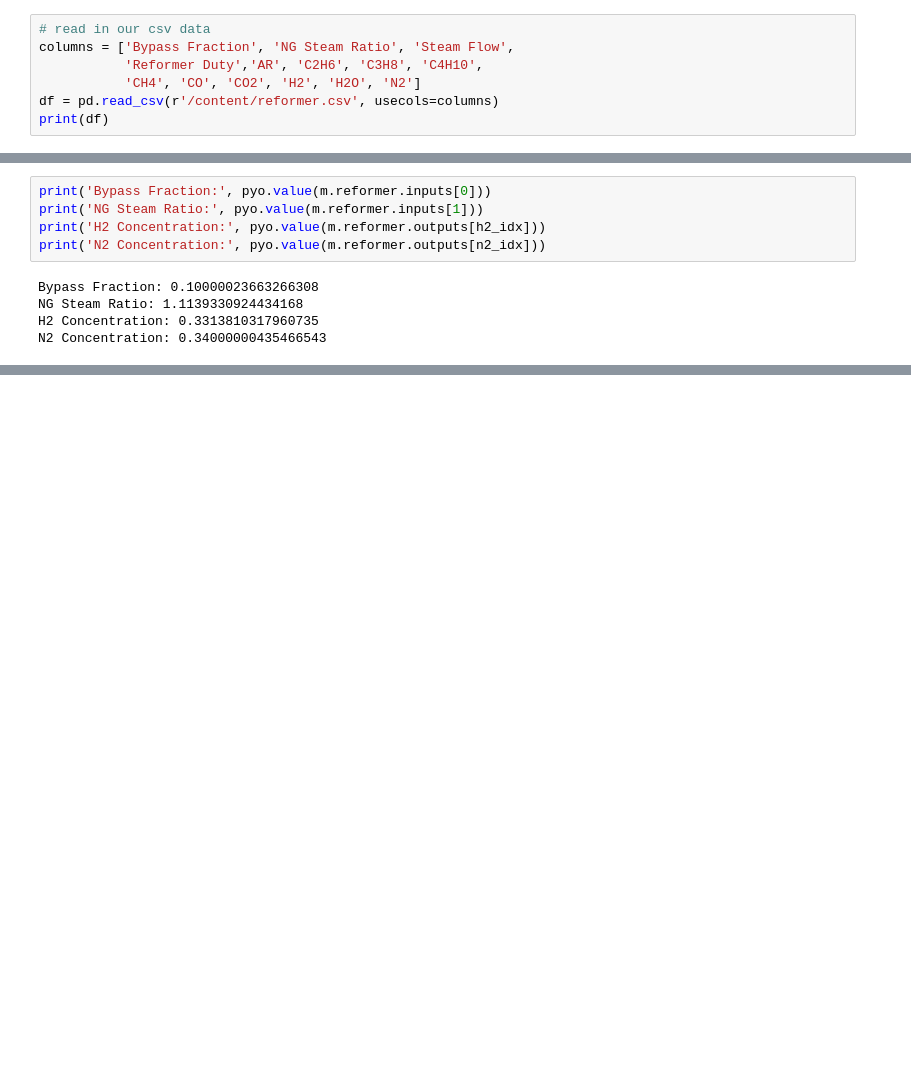
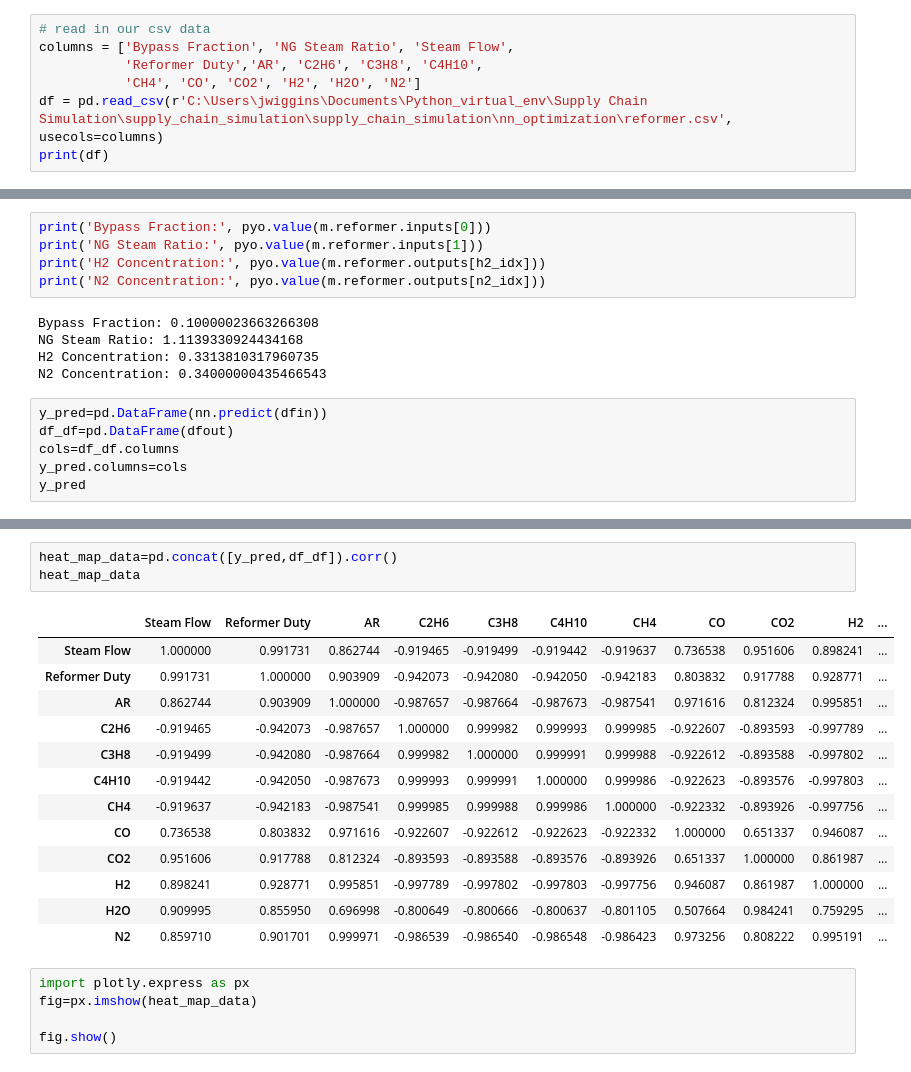
Before and after one commit to joelwwiggins/supply_chain_simulation, a Jupyter notebook: nn_optimization/neuralnet/auto-thermal-reformer.ipynb, the cells around one changed output, grey strips where cells are left out. Cells and saved outputs as stored; diff of their text form; blank space fills up the shorter version.

```diff
--- a/nn_optimization/neuralnet/auto-thermal-reformer.ipynb
+++ b/nn_optimization/neuralnet/auto-thermal-reformer.ipynb
@@ -64,7 +64,7 @@ from tensorflow.keras.callbacks import ModelCheckpoint
 columns = ['Bypass Fraction', 'NG Steam Ratio', 'Steam Flow',
            'Reformer Duty','AR', 'C2H6', 'C3H8', 'C4H10',
            'CH4', 'CO', 'CO2', 'H2', 'H2O', 'N2']
-df = pd.read_csv(r'/content/reformer.csv', usecols=columns)
+df = pd.read_csv(r'C:\Users\jwiggins\Documents\Python_virtual_env\Supply Chain Simulation\supply_chain_simulation\supply_chain_simulation\nn_optimization\reformer.csv', usecols=columns)
 print(df)
 # %% [output]
       Bypass Fraction  NG Steam Ratio  Steam Flow  Reformer Duty        AR  \
@@ -214,3 +214,9 @@ Bypass Fraction: 0.10000023663266308
 NG Steam Ratio: 1.1139330924434168
 H2 Concentration: 0.3313810317960735
 N2 Concentration: 0.34000000435466543
+# %%
+y_pred=pd.DataFrame(nn.predict(dfin))
+df_df=pd.DataFrame(dfout)
+cols=df_df.columns
+y_pred.columns=cols
+y_pred
@@ -216,0 +237,22 @@ N2 Concentration: 0.34000000435466543
+# %%
+heat_map_data=pd.concat([y_pred,df_df]).corr()
+heat_map_data
+# %% [output]
+|  | Steam Flow | Reformer Duty | AR | C2H6 | C3H8 | C4H10 | CH4 | CO | CO2 | H2 | ... |
+| Steam Flow | 1.000000 | 0.991731 | 0.862744 | -0.919465 | -0.919499 | -0.919442 | -0.919637 | 0.736538 | 0.951606 | 0.898241 | ... |
+| Reformer Duty | 0.991731 | 1.000000 | 0.903909 | -0.942073 | -0.942080 | -0.942050 | -0.942183 | 0.803832 | 0.917788 | 0.928771 | ... |
+| AR | 0.862744 | 0.903909 | 1.000000 | -0.987657 | -0.987664 | -0.987673 | -0.987541 | 0.971616 | 0.812324 | 0.995851 | ... |
+| C2H6 | -0.919465 | -0.942073 | -0.987657 | 1.000000 | 0.999982 | 0.999993 | 0.999985 | -0.922607 | -0.893593 | -0.997789 | ... |
+| C3H8 | -0.919499 | -0.942080 | -0.987664 | 0.999982 | 1.000000 | 0.999991 | 0.999988 | -0.922612 | -0.893588 | -0.997802 | ... |
+| C4H10 | -0.919442 | -0.942050 | -0.987673 | 0.999993 | 0.999991 | 1.000000 | 0.999986 | -0.922623 | -0.893576 | -0.997803 | ... |
+| CH4 | -0.919637 | -0.942183 | -0.987541 | 0.999985 | 0.999988 | 0.999986 | 1.000000 | -0.922332 | -0.893926 | -0.997756 | ... |
+| CO | 0.736538 | 0.803832 | 0.971616 | -0.922607 | -0.922612 | -0.922623 | -0.922332 | 1.000000 | 0.651337 | 0.946087 | ... |
+| CO2 | 0.951606 | 0.917788 | 0.812324 | -0.893593 | -0.893588 | -0.893576 | -0.893926 | 0.651337 | 1.000000 | 0.861987 | ... |
+| H2 | 0.898241 | 0.928771 | 0.995851 | -0.997789 | -0.997802 | -0.997803 | -0.997756 | 0.946087 | 0.861987 | 1.000000 | ... |
+| H2O | 0.909995 | 0.855950 | 0.696998 | -0.800649 | -0.800666 | -0.800637 | -0.801105 | 0.507664 | 0.984241 | 0.759295 | ... |
+| N2 | 0.859710 | 0.901701 | 0.999971 | -0.986539 | -0.986540 | -0.986548 | -0.986423 | 0.973256 | 0.808222 | 0.995191 | ... |
+# %%
+import plotly.express as px
+fig=px.imshow(heat_map_data)
+
+fig.show()
```
Also changed, not shown: parts of 3 cells of this notebook, 1 other file.
